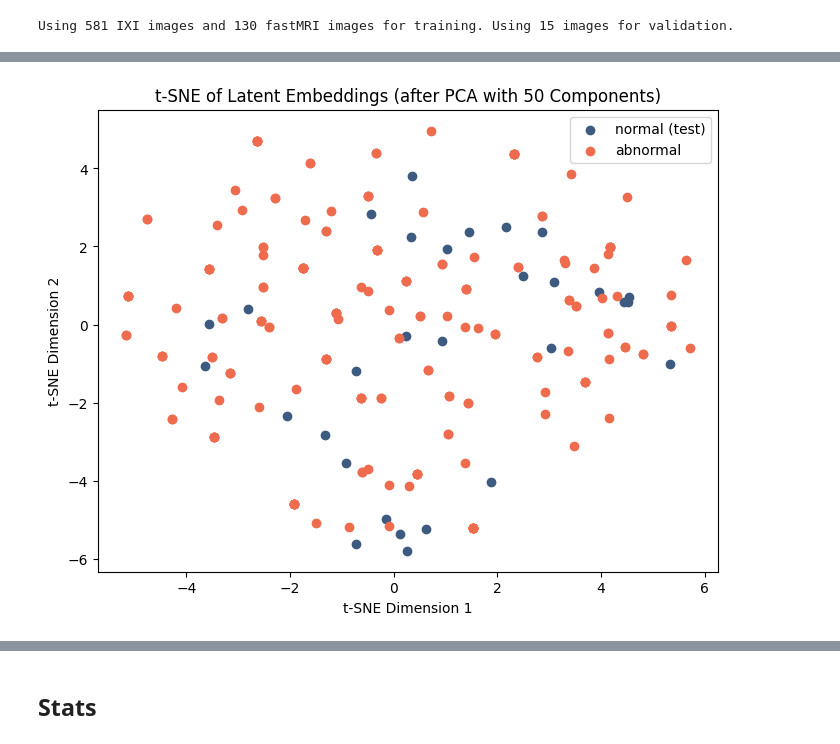
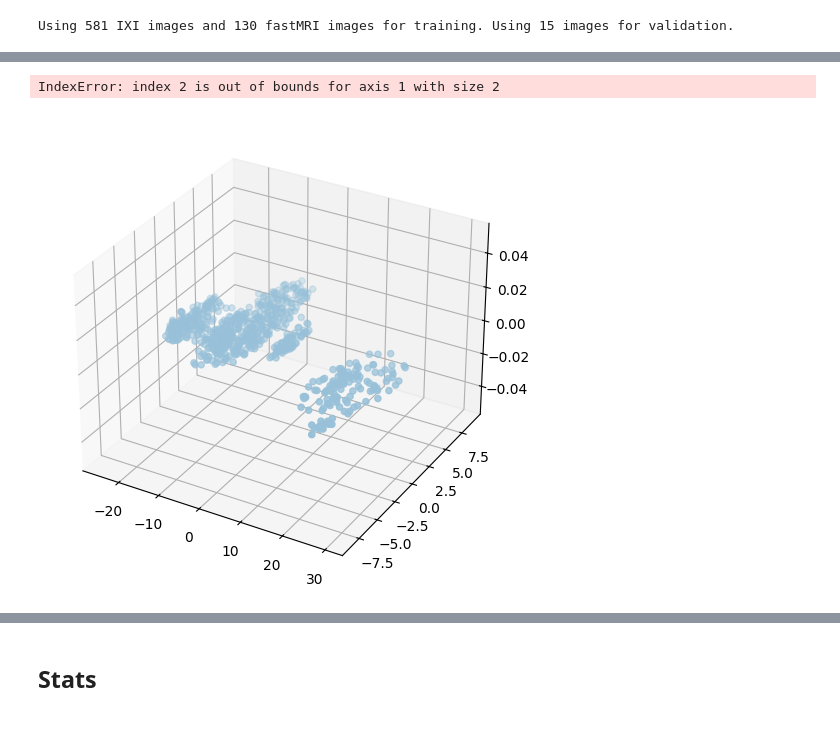
Before and after one commit to MarcelRosier/mad_seminar, a Jupyter notebook: run_eval.ipynb, the cells around one changed output, grey strips where cells are left out. Cells and saved outputs as stored; diff of their text form; code cells hidden in the pictures.

Commit message:
- update figures and add inference time conpariuson

```diff
--- a/run_eval.ipynb
+++ b/run_eval.ipynb
@@ -58,7 +56,6 @@ _ = model.eval()
 # %% [output]
 Loading model ganomaly
 # %%
-
 normal_test_dataloader = get_normal_test_dataloader(
     config["split_dir"], config["target_size"], config["batch_size"]
 )
@@ -72,7 +69,7 @@ train_data_module = TrainDataModule(
 )
 all_data_loaders = test_dataloaders.copy()
 all_data_loaders.update({"normal": normal_test_dataloader})
-# all_data_loaders.update({"train": get_train_dataloader(config['split_dir'], config['target_size'], config['batch_size'])})
+all_data_loaders.update({"train": get_train_dataloader(config['split_dir'], config['target_size'], config['batch_size'])})
 
 
 evaluator = GanomalyEvaluator(model, all_data_loaders)
@@ -85,24 +82,26 @@ evaluator.evaluate_model(normalize=True)
 # %% [output]
 Using 581 IXI images and 130 fastMRI images for training. Using 15 images for validation.
 # %%
-
-embeddings_list = list(evaluator.label_latent_dict.values())
+embeddings_list = list(evaluator.label_latent_i_dict.values())
 embeddings = np.concatenate(embeddings_list, axis=0).squeeze()
-categories = np.concatenate([[i]*len(emb) for i, emb in enumerate(embeddings_list)], axis=0).squeeze()
-categories_list = list(evaluator.label_latent_dict.keys())
+categories = np.concatenate(
+    [[i] * len(emb) for i, emb in enumerate(embeddings_list)], axis=0
+).squeeze()
+categories_list = list(evaluator.label_latent_i_dict.keys())
 
 pca = PCA(n_components=50)
 embeddings_50D = pca.fit_transform(embeddings)
 print(embeddings_50D.shape)
 
 # Apply t-SNE to reduce dimensionality to 2D
-tsne = TSNE(n_components=2, random_state=42, perplexity=100)
+dim = 2
+tsne = TSNE(n_components=dim, random_state=42, perplexity=100)
 embeddings_2d = tsne.fit_transform(embeddings_50D)
 
 
 print(embeddings_2d.shape, embeddings.shape, categories.shape)
 
-plt.figure(figsize=(8, 6))
+fig = plt.figure(figsize=(8, 6))
 unique_categories = np.unique(categories)
 # for i in range(len(unique_categories)):
 #     category = unique_categories[i]
@@ -111,26 +110,50 @@ unique_categories = np.unique(categories)
 #     print(np.where(categories == category))
 #     # label = "normal" if categories_list[category] == "normal" else "anomaly"
 #     plt.scatter(embeddings_2d[indices, 0], embeddings_2d[indices, 1], label=categories_list[category])
-# indices = np.where(categories == categories_list.index("train"))
-# plt.scatter(embeddings_2d[indices, 0], embeddings_2d[indices, 1], label="normal (train)", c="#98c1d9")
+if dim == 2:
+    indices = np.where(categories == categories_list.index("train"))
+    plt.scatter(embeddings_2d[indices, 0], embeddings_2d[indices, 1], label="normal (train)", c="#98c1d9")
+
+    normal_index = categories_list.index("normal")
+    indices = np.where(categories == normal_index)
+    plt.scatter(
+        embeddings_2d[indices, 0],
+        embeddings_2d[indices, 1],
+        label="normal (test)",
+        c="#3d5a80",
+    )
+
+    indices = np.where(~np.isin(categories, [normal_index, categories_list.index("train")]))
+    # indices = np.where(~np.isin(categories, [normal_index]))
+    plt.scatter(
+        embeddings_2d[indices, 0],
+        embeddings_2d[indices, 1],
+        label="abnormal",
+        marker="x",
+        c="#ee6c4d",
+    )
+else:
+    ax = fig.add_subplot(111, projection='3d')
+
+    indices = np.where(categories == categories_list.index("train"))
+    ax.scatter(embeddings_2d[indices, 0], embeddings_2d[indices, 1], label="normal (train)", c="#98c1d9")
+
+    normal_index = categories_list.index("normal")
+    indices = np.where(categories == normal_index)
+    ax.scatter(embeddings_2d[indices, 0],embeddings_2d[indices, 1],embeddings_2d[indices, 2], label="normal (test)", c="#3d5a80")
+    ax.set_zlabel("t-SNE Dimension 3", labelpad=30)
+
+    indices = np.where(~np.isin(categories, [normal_index, categories_list.index("train")]))
+    # indices = np.where(~np.isin(categories, [normal_index]))
+    ax.scatter(embeddings_2d[indices, 0],embeddings_2d[indices, 1],embeddings_2d[indices, 2], label="abnormal", c="#ee6c4d", marker="x")
+    # ax.set_yticks([])
+    # ax.set_xticks([])
+    # ax.set_zticks([])
 
 
-normal_index = categories_list.index("normal")
-indices = np.where(categories == normal_index)
-plt.scatter(embeddings_2d[indices, 0], embeddings_2d[indices, 1], label="normal (test)", c="#3d5a80")
-
-
-# indices = np.where(~np.isin(categories, [normal_index, categories_list.index("train")]))
-indices = np.where(~np.isin(categories, [normal_index]))
-plt.scatter(embeddings_2d[indices, 0], embeddings_2d[indices, 1], label="abnormal", c="#ee6c4d")
-
-
-
-
-
-plt.title('t-SNE of Latent Embeddings (after PCA with 50 Components)')
-plt.xlabel('t-SNE Dimension 1')
-plt.ylabel('t-SNE Dimension 2')
+plt.title("Latent space t-SNE embedding (after PCA with 50 Components)")
+# plt.xlabel("t-SNE Dimension 1")
+# plt.ylabel("t-SNE Dimension 2")
 plt.legend()
 plt.show()
 # %% [output]
@@ -139,4 +162,5 @@ plt.show()
+IndexError: index 2 is out of bounds for axis 1 with size 2
-[figure, old version]
+[figure, new version]
 # %%
 dl = train_data_module.train_dataloader()
 for b in dl:
```
Also changed, not shown: parts of 13 cells of this notebook, 10 other files.
